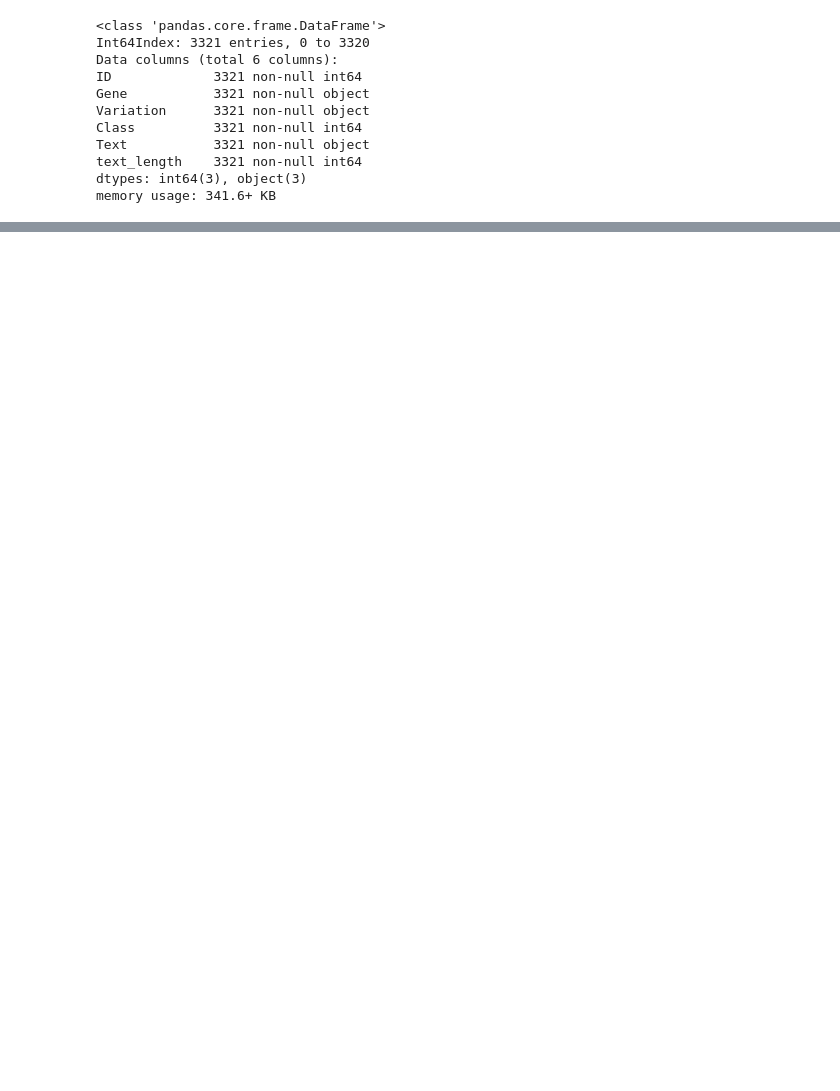
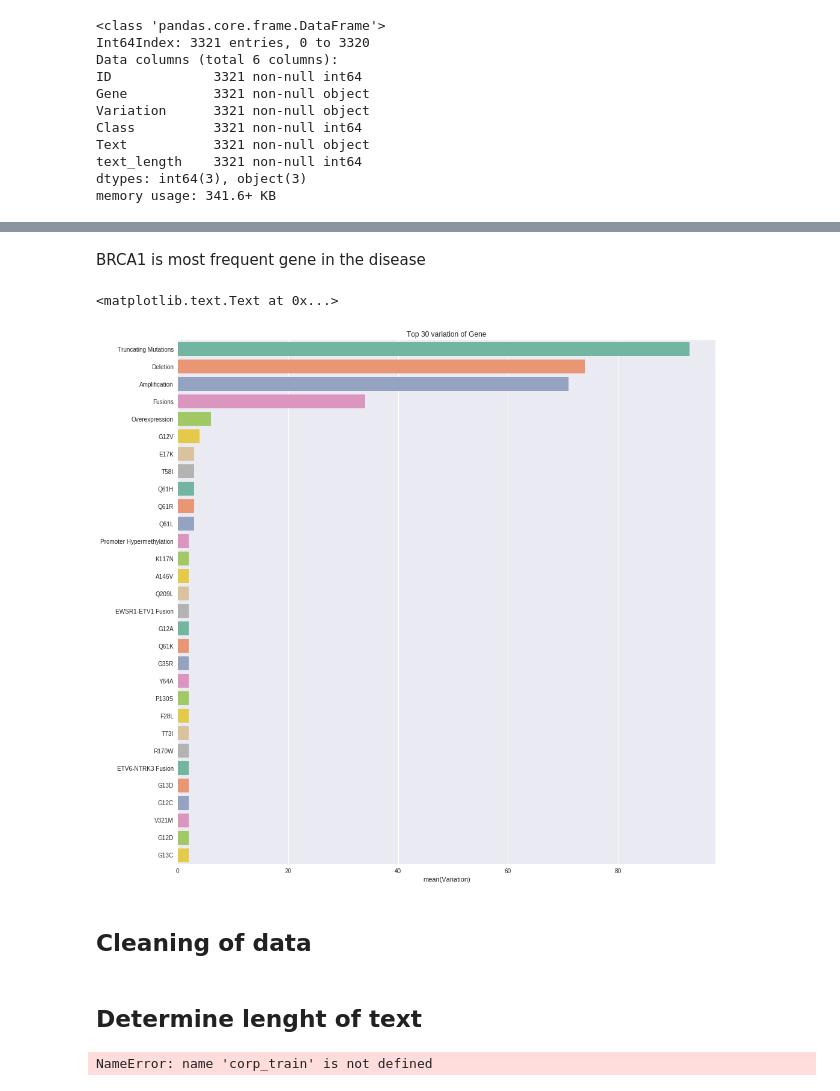
Before and after one commit to sudhirln92/kaggle-competitions, a Jupyter notebook: NLP-cancer/cancer medicine.ipynb, the cells around one changed output, grey strips where cells are left out. Drawn from its saved outputs; the diff is of its cells as text; code cells hidden in the pictures; blank space fills up the shorter version.

```diff
--- a/NLP-cancer/cancer medicine.ipynb
+++ b/NLP-cancer/cancer medicine.ipynb
@@ -148,0 +114,12 @@ AttributeError: module 'nltk' has no attribute 'batch_ne_chunk'
+# %% [markdown]
+BRCA1 is most frequent gene in the disease
+# %%
+cnt = train['Variation'].value_counts().to_frame()[:30]
+plt.figure(figsize=(16,16))
+sns.barplot(cnt['Variation'],cnt.index,palette='Set2')
+plt.title('Top 30 variation of Gene')
+# %% [output]
+<matplotlib.text.Text at 0x...>
+[figure, added]
+# %% [markdown]
+## Cleaning of data
@@ -148,0 +141,12 @@ AttributeError: module 'nltk' has no attribute 'batch_ne_chunk'
+# %% [markdown]
+## Determine lenght of text
+# %%
+def textlen(df):
+    df['Text_no_word']= df['Text'].apply(lambda x: len(str(x).split()))
+    df['Text_no_word'] = df['Text'].apply(lambda x: len(str(x)))
+    return df
+
+train = textlen(corp_train)
+test = textlen(corp_test)
+# %% [output]
+NameError: name 'corp_train' is not defined
```
Also changed, not shown: parts of 44 cells of this notebook, 6 other files.
